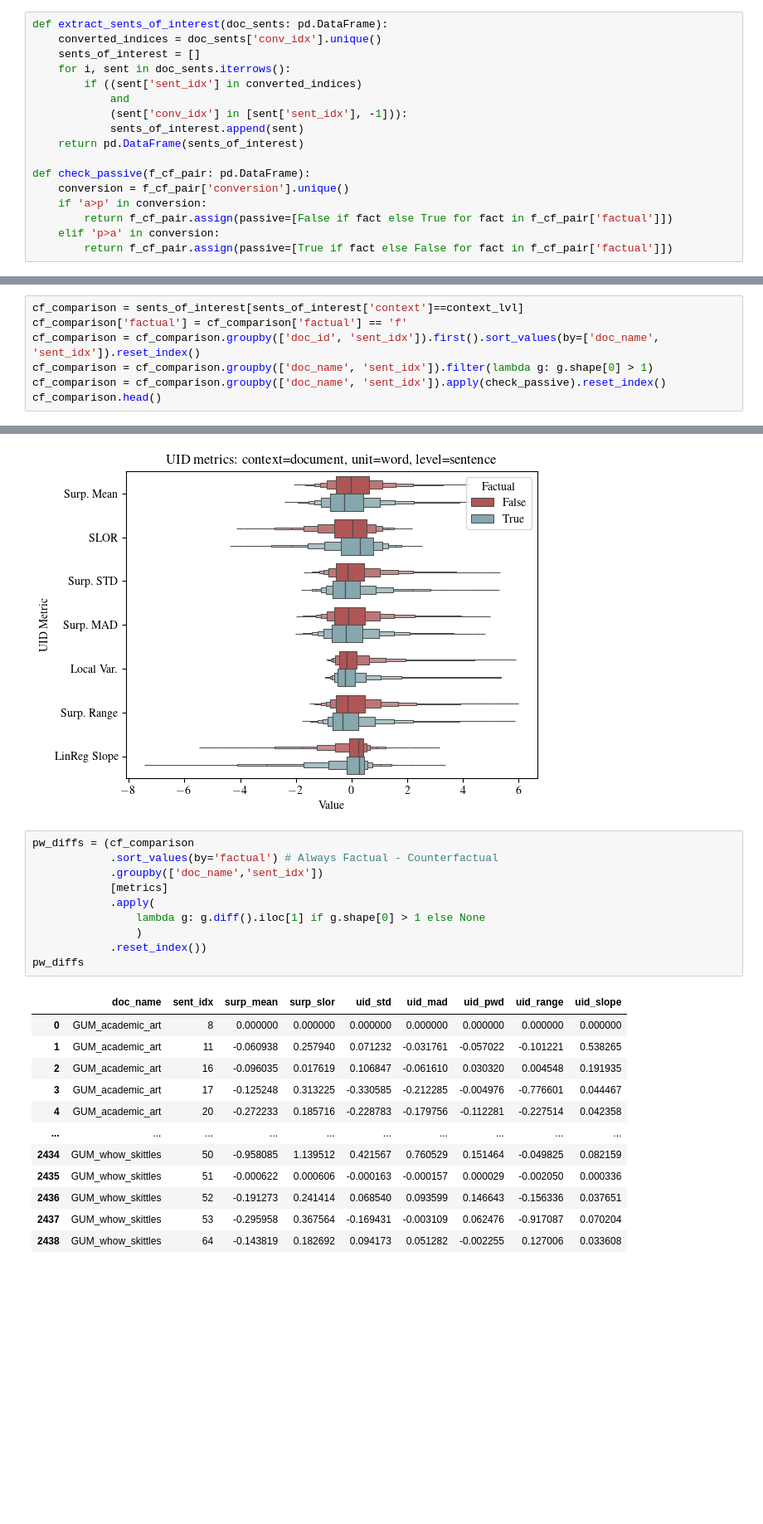
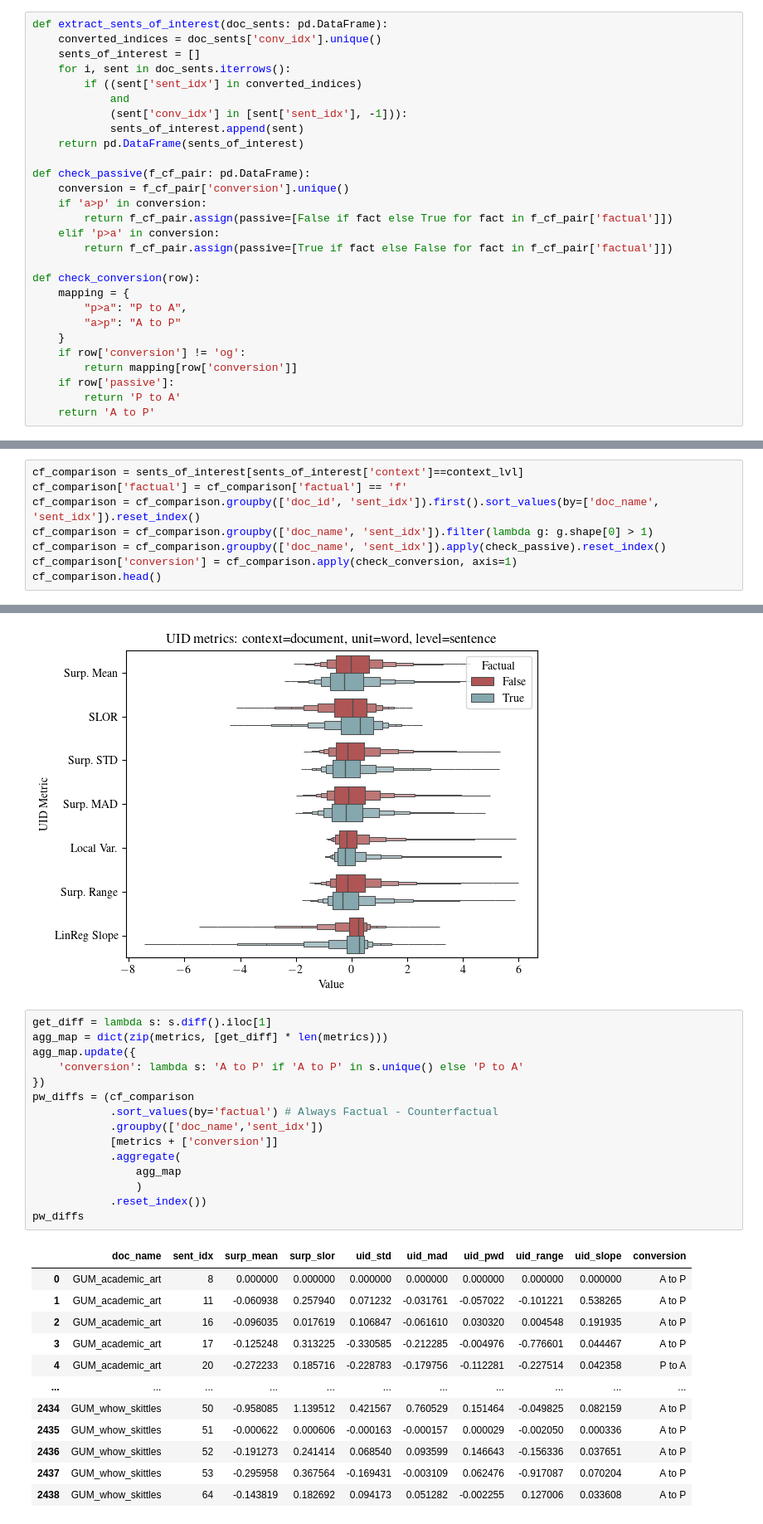
Before and after one commit to NolanChai/active-passive-alternations, a Jupyter notebook: notebooks/UID_analysis.ipynb, the cells around one changed output, grey strips where cells are left out. Shown at 83% size. Cells and saved outputs as stored; diff of their text form; blank space fills up the shorter version.

Commit message:
feat: add analysis of different conversions

```diff
--- a/notebooks/UID_analysis.ipynb
+++ b/notebooks/UID_analysis.ipynb
@@ -99,6 +105,17 @@ def check_passive(f_cf_pair: pd.DataFrame):
         return f_cf_pair.assign(passive=[False if fact else True for fact in f_cf_pair['factual']])
     elif 'p>a' in conversion:
         return f_cf_pair.assign(passive=[True if fact else False for fact in f_cf_pair['factual']])
+
+def check_conversion(row):
+    mapping = {
+        "p>a": "P to A",
+        "a>p": "A to P"
+    }
+    if row['conversion'] != 'og':
+        return mapping[row['conversion']]
+    if row['passive']:
+        return 'P to A'
+    return 'A to P'
 # %%
 uid_df[['factual', 'doc_name', 'conv_idx', 'conversion']] = uid_df['doc_id'].str.split("::", expand=True)
 uid_df['conv_idx'] = uid_df['conv_idx'].astype(int)
@@ -120,6 +137,7 @@ cf_comparison['factual'] = cf_comparison['factual'] == 'f'
 cf_comparison = cf_comparison.groupby(['doc_id', 'sent_idx']).first().sort_values(by=['doc_name', 'sent_idx']).reset_index()
 cf_comparison = cf_comparison.groupby(['doc_name', 'sent_idx']).filter(lambda g: g.shape[0] > 1)
 cf_comparison = cf_comparison.groupby(['doc_name', 'sent_idx']).apply(check_passive).reset_index()
+cf_comparison['conversion'] = cf_comparison.apply(check_conversion, axis=1)
 cf_comparison.head()
 # %% [output]
 |  | doc_name | sent_idx | level_2 | doc_id | context | sentence | surp_mean | surp_slor | uid_std | uid_mad | ... |
@@ -152,25 +172,30 @@ fig.savefig("../plots/uid_metrics" + plot_suffix,
 # %% [output]
 [figure]
 # %%
+get_diff = lambda s: s.diff().iloc[1]
+agg_map = dict(zip(metrics, [get_diff] * len(metrics)))
+agg_map.update({
+    'conversion': lambda s: 'A to P' if 'A to P' in s.unique() else 'P to A'
+})
 pw_diffs = (cf_comparison
             .sort_values(by='factual') # Always Factual - Counterfactual
             .groupby(['doc_name','sent_idx'])
-            [metrics]
-            .apply(
-                lambda g: g.diff().iloc[1] if g.shape[0] > 1 else None
+            [metrics + ['conversion']]
+            .aggregate(
+                agg_map
                 )
             .reset_index())
 pw_diffs
 # %% [output]
-|  | doc_name | sent_idx | surp_mean | surp_slor | uid_std | uid_mad | uid_pwd | uid_range | uid_slope |
-| 0 | GUM_academic_art | 8 | 0.000000 | 0.000000 | 0.000000 | 0.000000 | 0.000000 | 0.000000 | 0.000000 |
-| 1 | GUM_academic_art | 11 | -0.060938 | 0.257940 | 0.071232 | -0.031761 | -0.057022 | -0.101221 | 0.538265 |
-| 2 | GUM_academic_art | 16 | -0.096035 | 0.017619 | 0.106847 | -0.061610 | 0.030320 | 0.004548 | 0.191935 |
-| 3 | GUM_academic_art | 17 | -0.125248 | 0.313225 | -0.330585 | -0.212285 | -0.004976 | -0.776601 | 0.044467 |
-| 4 | GUM_academic_art | 20 | -0.272233 | 0.185716 | -0.228783 | -0.179756 | -0.112281 | -0.227514 | 0.042358 |
-| ... | ... | ... | ... | ... | ... | ... | ... | ... | ... |
-| 2434 | GUM_whow_skittles | 50 | -0.958085 | 1.139512 | 0.421567 | 0.760529 | 0.151464 | -0.049825 | 0.082159 |
-| 2435 | GUM_whow_skittles | 51 | -0.000622 | 0.000606 | -0.000163 | -0.000157 | 0.000029 | -0.002050 | 0.000336 |
-| 2436 | GUM_whow_skittles | 52 | -0.191273 | 0.241414 | 0.068540 | 0.093599 | 0.146643 | -0.156336 | 0.037651 |
-| 2437 | GUM_whow_skittles | 53 | -0.295958 | 0.367564 | -0.169431 | -0.003109 | 0.062476 | -0.917087 | 0.070204 |
-| 2438 | GUM_whow_skittles | 64 | -0.143819 | 0.182692 | 0.094173 | 0.051282 | -0.002255 | 0.127006 | 0.033608 |
+|  | doc_name | sent_idx | surp_mean | surp_slor | uid_std | uid_mad | uid_pwd | uid_range | uid_slope | conversion |
+| 0 | GUM_academic_art | 8 | 0.000000 | 0.000000 | 0.000000 | 0.000000 | 0.000000 | 0.000000 | 0.000000 | A to P |
+| 1 | GUM_academic_art | 11 | -0.060938 | 0.257940 | 0.071232 | -0.031761 | -0.057022 | -0.101221 | 0.538265 | A to P |
+| 2 | GUM_academic_art | 16 | -0.096035 | 0.017619 | 0.106847 | -0.061610 | 0.030320 | 0.004548 | 0.191935 | A to P |
+| 3 | GUM_academic_art | 17 | -0.125248 | 0.313225 | -0.330585 | -0.212285 | -0.004976 | -0.776601 | 0.044467 | A to P |
+| 4 | GUM_academic_art | 20 | -0.272233 | 0.185716 | -0.228783 | -0.179756 | -0.112281 | -0.227514 | 0.042358 | P to A |
+| ... | ... | ... | ... | ... | ... | ... | ... | ... | ... | ... |
+| 2434 | GUM_whow_skittles | 50 | -0.958085 | 1.139512 | 0.421567 | 0.760529 | 0.151464 | -0.049825 | 0.082159 | A to P |
+| 2435 | GUM_whow_skittles | 51 | -0.000622 | 0.000606 | -0.000163 | -0.000157 | 0.000029 | -0.002050 | 0.000336 | A to P |
+| 2436 | GUM_whow_skittles | 52 | -0.191273 | 0.241414 | 0.068540 | 0.093599 | 0.146643 | -0.156336 | 0.037651 | A to P |
+| 2437 | GUM_whow_skittles | 53 | -0.295958 | 0.367564 | -0.169431 | -0.003109 | 0.062476 | -0.917087 | 0.070204 | A to P |
+| 2438 | GUM_whow_skittles | 64 | -0.143819 | 0.182692 | 0.094173 | 0.051282 | -0.002255 | 0.127006 | 0.033608 | A to P |
```
Also changed, not shown: parts of 17 cells of this notebook.
